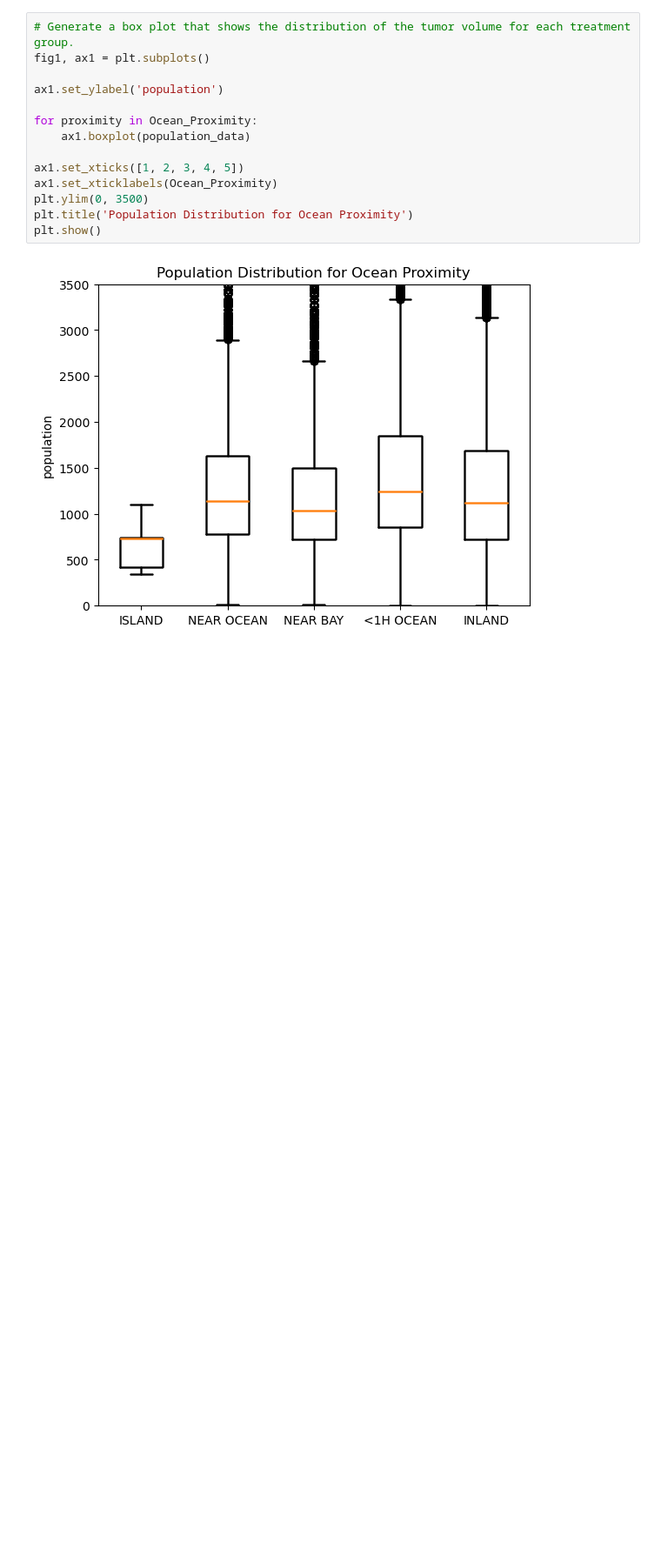
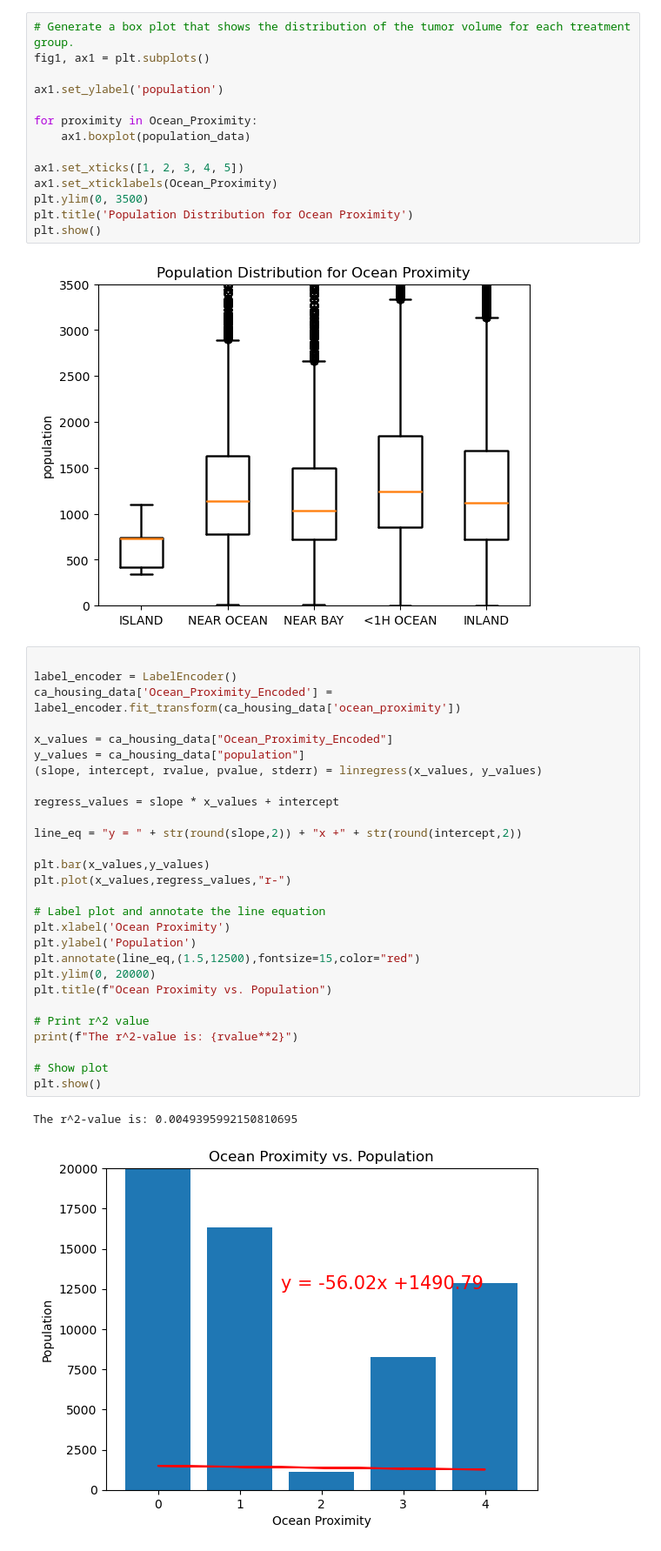
Before and after one commit to k22delafuente/Project_1_G2, a Jupyter notebook: kims_project_1.ipynb, the cells around one changed output. Shown: that part at 87% size. Drawn from its saved outputs; the diff is of its cells as text; blank space fills up the shorter version.

```diff
--- a/kims_project_1.ipynb
+++ b/kims_project_1.ipynb
@@ -85,3 +81,34 @@ plt.title('Population Distribution for Ocean Proximity')
 plt.show()
 # %% [output]
 [figure]
+# %%
+
+label_encoder = LabelEncoder()
+ca_housing_data['Ocean_Proximity_Encoded'] = label_encoder.fit_transform(ca_housing_data['ocean_proximity'])
+
+x_values = ca_housing_data["Ocean_Proximity_Encoded"]
+y_values = ca_housing_data["population"]
+(slope, intercept, rvalue, pvalue, stderr) = linregress(x_values, y_values)
+
+regress_values = slope * x_values + intercept
+
+line_eq = "y = " + str(round(slope,2)) + "x +" + str(round(intercept,2))
+
+plt.bar(x_values,y_values)
+plt.plot(x_values,regress_values,"r-")
+
+# Label plot and annotate the line equation
+plt.xlabel('Ocean Proximity')
+plt.ylabel('Population')
+plt.annotate(line_eq,(1.5,12500),fontsize=15,color="red")
+plt.ylim(0, 20000)
+plt.title(f"Ocean Proximity vs. Population")
+
+# Print r^2 value
+print(f"The r^2-value is: {rvalue**2}")
+
+# Show plot
+plt.show()
+# %% [output]
+The r^2-value is: 0.0049395992150810695
+[figure, added]
```
Also changed, not shown: parts of 2 cells of this notebook.
